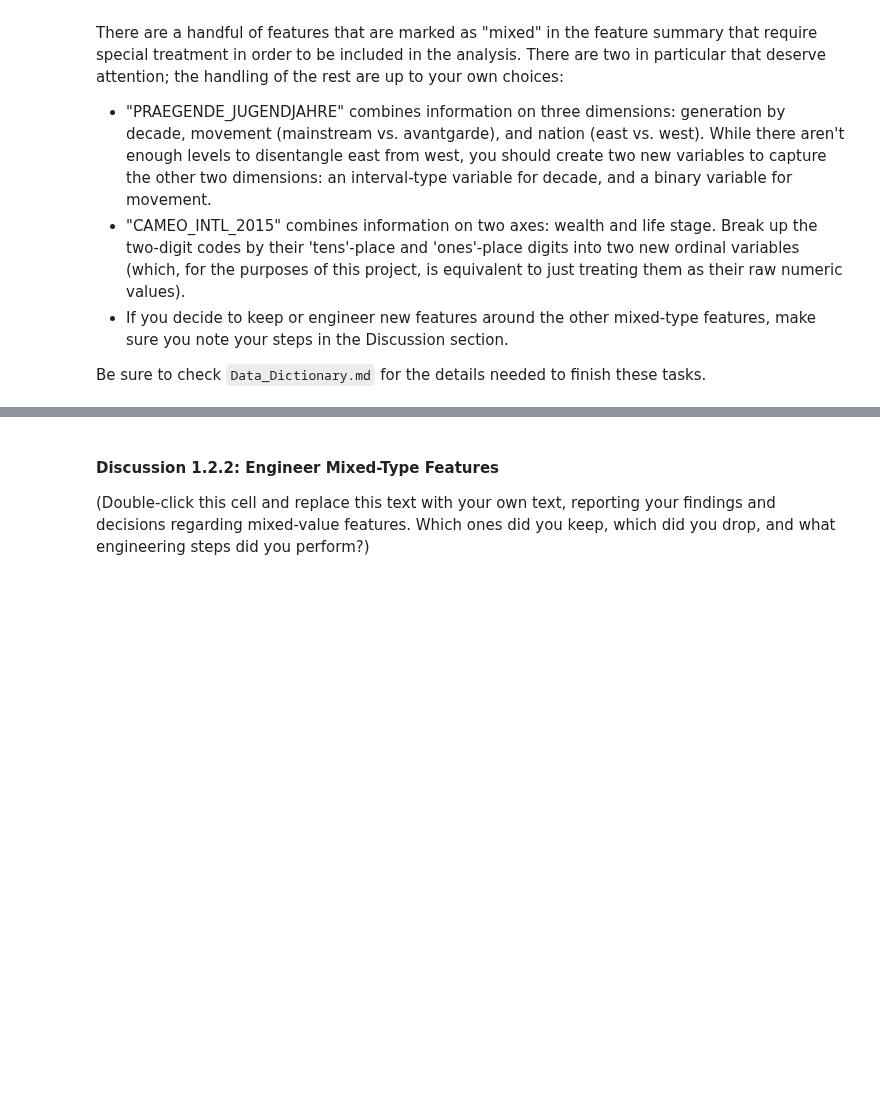
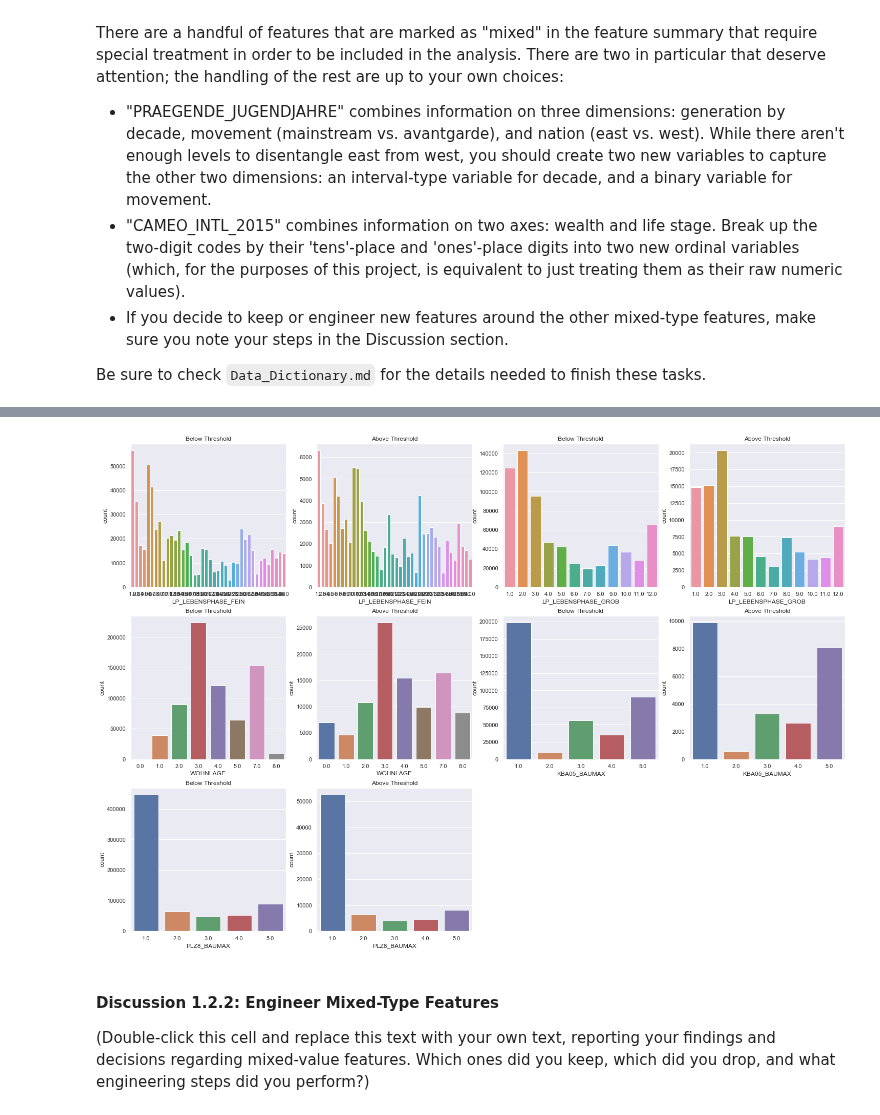
Before and after one commit to brosales8/customer_segmentation, a Jupyter notebook: Identify_Customer_Segments.ipynb, the cells around one changed output, grey strips where cells are left out. Drawn from its saved outputs; the diff is of its cells as text; code cells hidden in the pictures; blank space fills up the shorter version.

```diff
--- a/Identify_Customer_Segments.ipynb
+++ b/Identify_Customer_Segments.ipynb
@@ -337,19 +335,19 @@ Total Rows:  891,221
 # dataframe2: Panda dataframe containing the data to plot
 # col_num: vector with columns numbers to plot
 
-def barchart_category(dataframe1, dataframe2, col_num):
+def barchart_category(df1, df2, col_names, title_df1, title_df2):
     sns.set(style="darkgrid")
-    num_charts = len(col_num)
+    num_charts = len(col_names)
     plt.figure(figsize=(25, 3.5 * num_charts))
     i = 1
     columns = 4
     rows = math.ceil(num_charts * 2 / columns)
-    for e in col_num:
+    for e in col_names:
         plt.subplot(rows, columns, i)
-        plt.title('Below Threshold')
-        ax = sns.countplot(below_threshold.iloc[:,e], data=dataframe1)
+        plt.title(title_df1)
+        ax = sns.countplot(below_threshold[e], data=df1)
         i += 1
         plt.subplot(rows, columns, i)
-        plt.title('Above Threshold')
-        ax1 = sns.countplot(above_threshold.iloc[:,e], data=dataframe2)
+        plt.title(title_df2)
+        ax1 = sns.countplot(above_threshold[e], data=df2)
         i += 1
@@ -674,3 +657,8 @@ df_encoded.head()
+# %%
+barchart_category(below_threshold, below_threshold, col_names = ['LP_LEBENSPHASE_FEIN', 'LP_LEBENSPHASE_GROB', 'WOHNLAGE',
+                                                              'KBA05_BAUMAX', 'PLZ8_BAUMAX'])
+# %% [output]
+[figure, added]
 # %%
 # Investigate "CAMEO_INTL_2015" and engineer two new variables.
 
```
Also changed, not shown: parts of 10 cells of this notebook.
